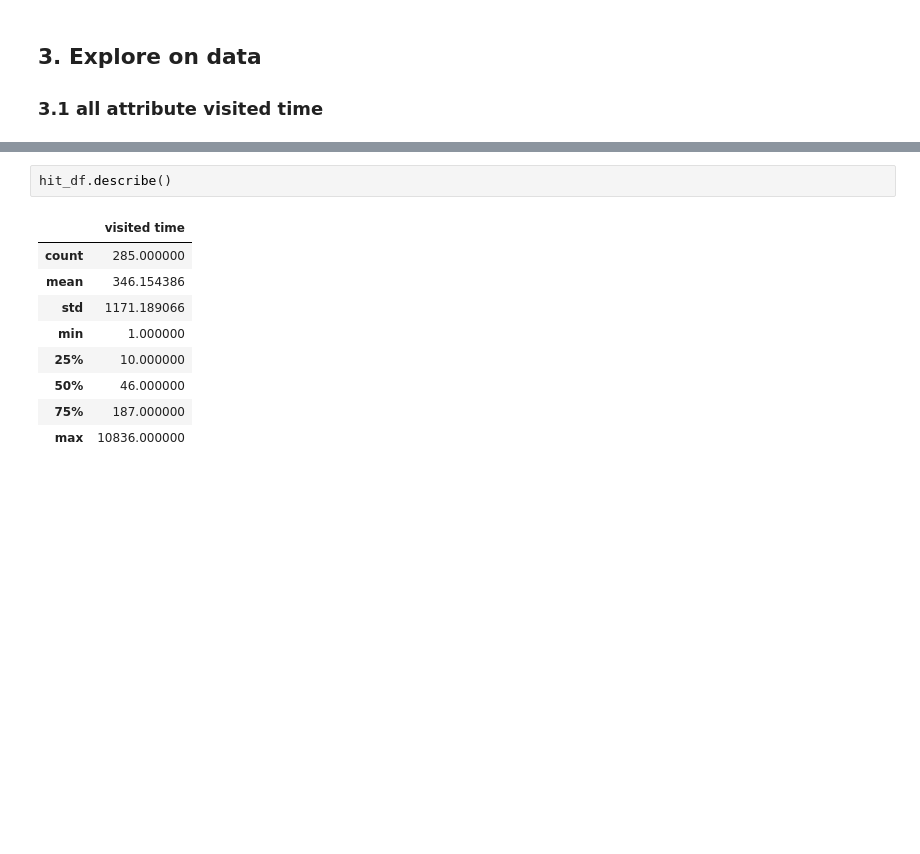
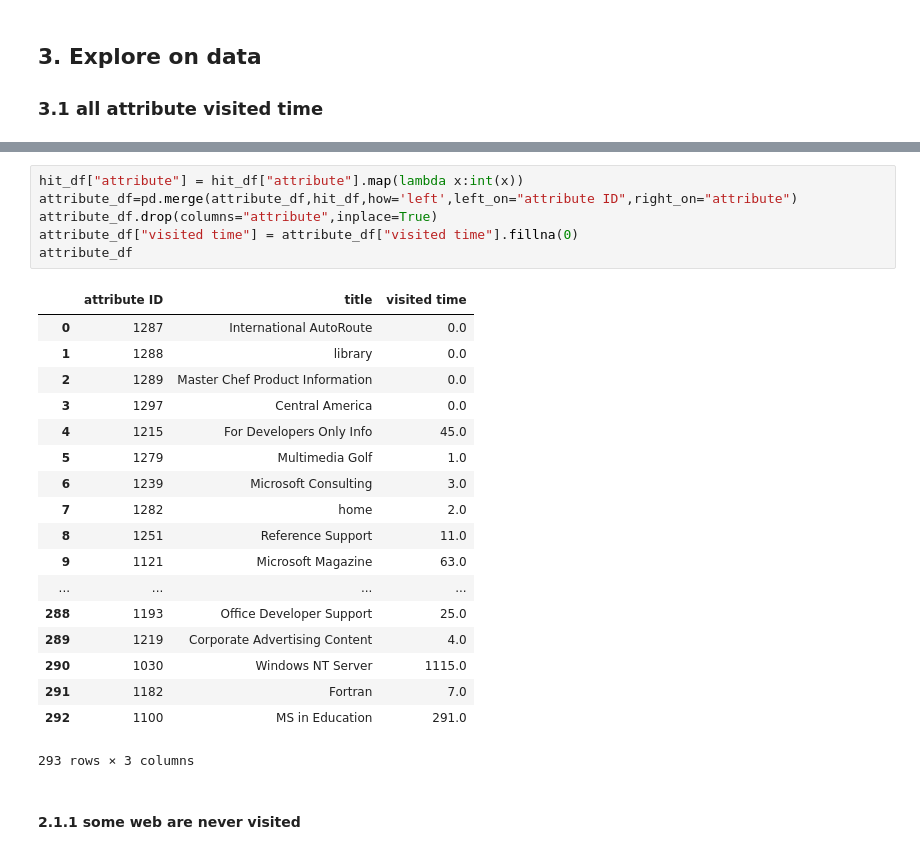
Before and after one commit to hanshanglin/COMP4433_project, a Jupyter notebook: explore.ipynb, the cells around one changed output, grey strips where cells are left out. Cells and saved outputs as stored; diff of their text form; blank space fills up the shorter version.

```diff
--- a/explore.ipynb
+++ b/explore.ipynb
@@ -111,13 +110,28 @@ sns.relplot(x="attribute",y="visited time",data=hit_df)
 [drawing not drawn]
-# %%
-hit_df.describe()
-# %% [output]
-|  | visited time |
-| count | 285.000000 |
-| mean | 346.154386 |
-| std | 1171.189066 |
-| min | 1.000000 |
-| 25% | 10.000000 |
-| 50% | 46.000000 |
-| 75% | 187.000000 |
-| max | 10836.000000 |
+# %%
+hit_df["attribute"] = hit_df["attribute"].map(lambda x:int(x))
+attribute_df=pd.merge(attribute_df,hit_df,how='left',left_on="attribute ID",right_on="attribute")
+attribute_df.drop(columns="attribute",inplace=True)
+attribute_df["visited time"] = attribute_df["visited time"].fillna(0)
+attribute_df
+# %% [output]
+|  | attribute ID | title | visited time |
+| 0 | 1287 | International AutoRoute | 0.0 |
+| 1 | 1288 | library | 0.0 |
+| 2 | 1289 | Master Chef Product Information | 0.0 |
+| 3 | 1297 | Central America | 0.0 |
+| 4 | 1215 | For Developers Only Info | 45.0 |
+| 5 | 1279 | Multimedia Golf | 1.0 |
+| 6 | 1239 | Microsoft Consulting | 3.0 |
+| 7 | 1282 | home | 2.0 |
+| 8 | 1251 | Reference Support | 11.0 |
+| 9 | 1121 | Microsoft Magazine | 63.0 |
+| ... | ... | ... | ... |
+| 288 | 1193 | Office Developer Support | 25.0 |
+| 289 | 1219 | Corporate Advertising Content | 4.0 |
+| 290 | 1030 | Windows NT Server | 1115.0 |
+| 291 | 1182 | Fortran | 7.0 |
+| 292 | 1100 | MS in Education | 291.0 |
+293 rows × 3 columns
+# %% [markdown]
+#### 2.1.1 some web are never visited
```
Also changed, not shown: parts of 7 cells of this notebook.
